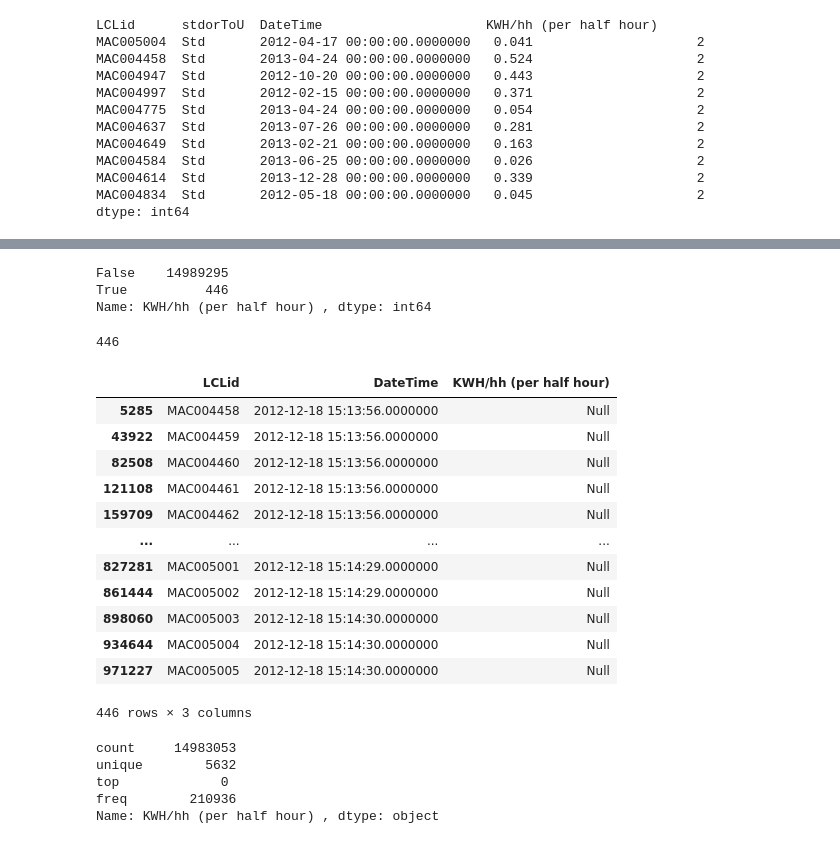
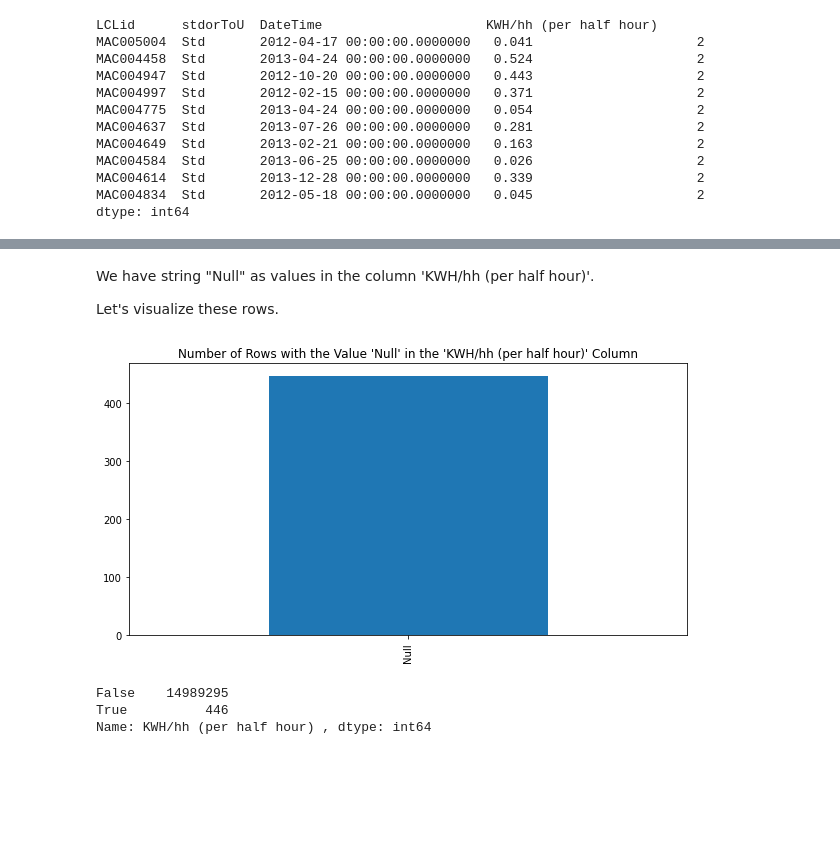
Before and after one commit to mynameisnouha/Clustering_Consumers_Smart_Grid_Project, a Jupyter notebook: Notebooks/P1_Data_cleaning.ipynb, the cells around one changed output, grey strips where cells are left out. Saved outputs shown, nothing was run; the diff lists cells and outputs as text; code cells hidden in the pictures; blank space fills up the shorter version.

```diff
--- a/Notebooks/P1_Data_cleaning.ipynb
+++ b/Notebooks/P1_Data_cleaning.ipynb
@@ -156,2 +172,0 @@ sns.heatmap(df1.isna())
-# %%
-df1.dropna(inplace=True)
@@ -176,8 +201,16 @@ df1
+# %% [markdown]
+We have string "Null" as values in the column 'KWH/hh (per half hour)'.
+
+Let's visualize these rows.
 # %%
-#s=0
-#for i in df1['KWH/hh (per half hour) '] :
-    #print(float(i))
-    #s=float(i)+s
+df_null = df1.loc[df1["KWH/hh (per half hour) "] == "Null"]
+null_counts = df_null["KWH/hh (per half hour) "].value_counts()
+plt.figure(figsize=(10,5))
+plt.title("Number of Rows with the Value 'Null' in the 'KWH/hh (per half hour)' Column")
+null_counts.plot(kind="bar")
+plt.show()
+# %% [output]
+[figure, added]
 # %%
 (df1['KWH/hh (per half hour) ']=='Null').value_counts()
 # %% [output]
@@ -190,20 +219,0 @@ indice=df1[df1['KWH/hh (per half hour) ']=='Null'].index
-# %%
-len(indice)
-# %% [output]
-446
-# %%
-df1[df1['KWH/hh (per half hour) ']=='Null']
-# %% [output]
-|  | LCLid | DateTime | KWH/hh (per half hour) |
-| 5285 | MAC004458 | 2012-12-18 15:13:56.0000000 | Null |
-| 43922 | MAC004459 | 2012-12-18 15:13:56.0000000 | Null |
-| 82508 | MAC004460 | 2012-12-18 15:13:56.0000000 | Null |
-| 121108 | MAC004461 | 2012-12-18 15:13:56.0000000 | Null |
-| 159709 | MAC004462 | 2012-12-18 15:13:56.0000000 | Null |
-| ... | ... | ... | ... |
-| 827281 | MAC005001 | 2012-12-18 15:14:29.0000000 | Null |
-| 861444 | MAC005002 | 2012-12-18 15:14:29.0000000 | Null |
-| 898060 | MAC005003 | 2012-12-18 15:14:30.0000000 | Null |
-| 934644 | MAC005004 | 2012-12-18 15:14:30.0000000 | Null |
-| 971227 | MAC005005 | 2012-12-18 15:14:30.0000000 | Null |
-446 rows × 3 columns
@@ -212,8 +219,0 @@ df1.drop(indice , inplace=True)
-# %%
-df1['KWH/hh (per half hour) '].describe()
-# %% [output]
-count     14983053
-unique        5632
-top             0
-freq        210936
-Name: KWH/hh (per half hour) , dtype: object
```
Also changed, not shown: parts of 69 cells of this notebook.
